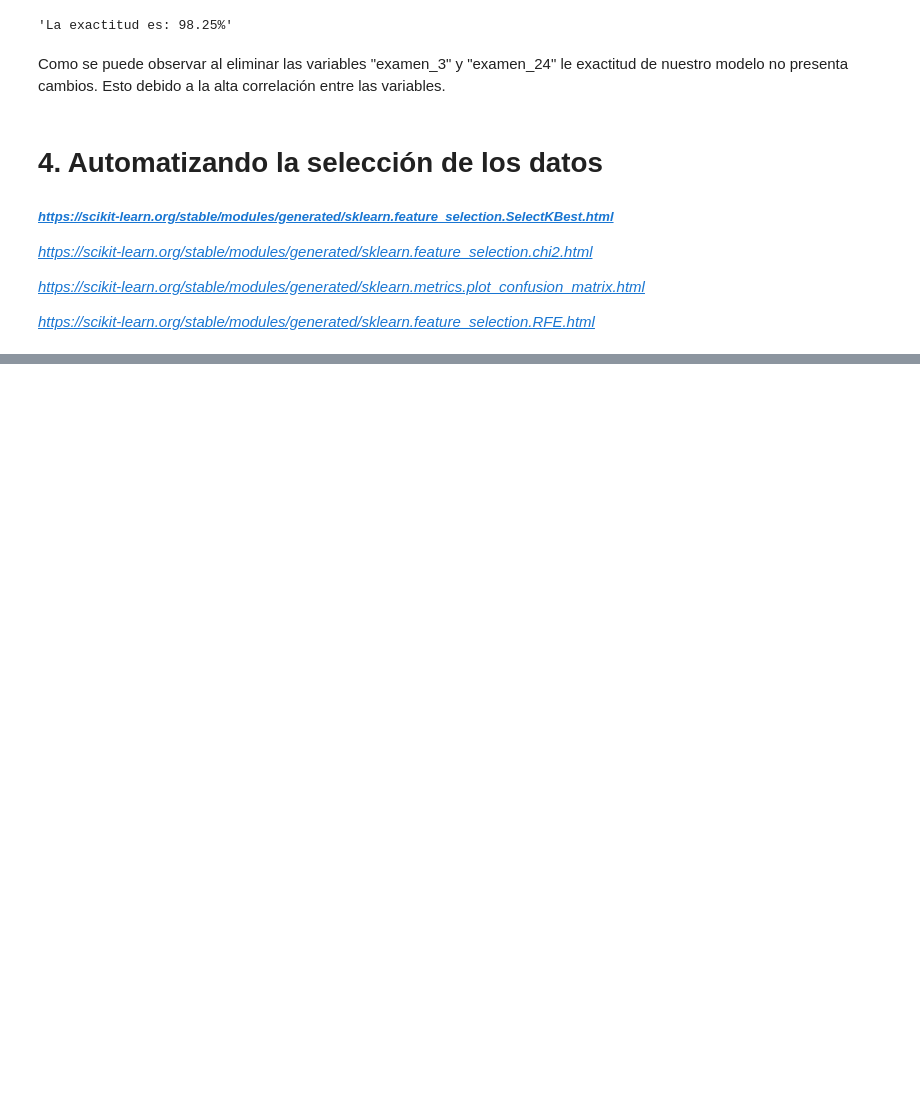
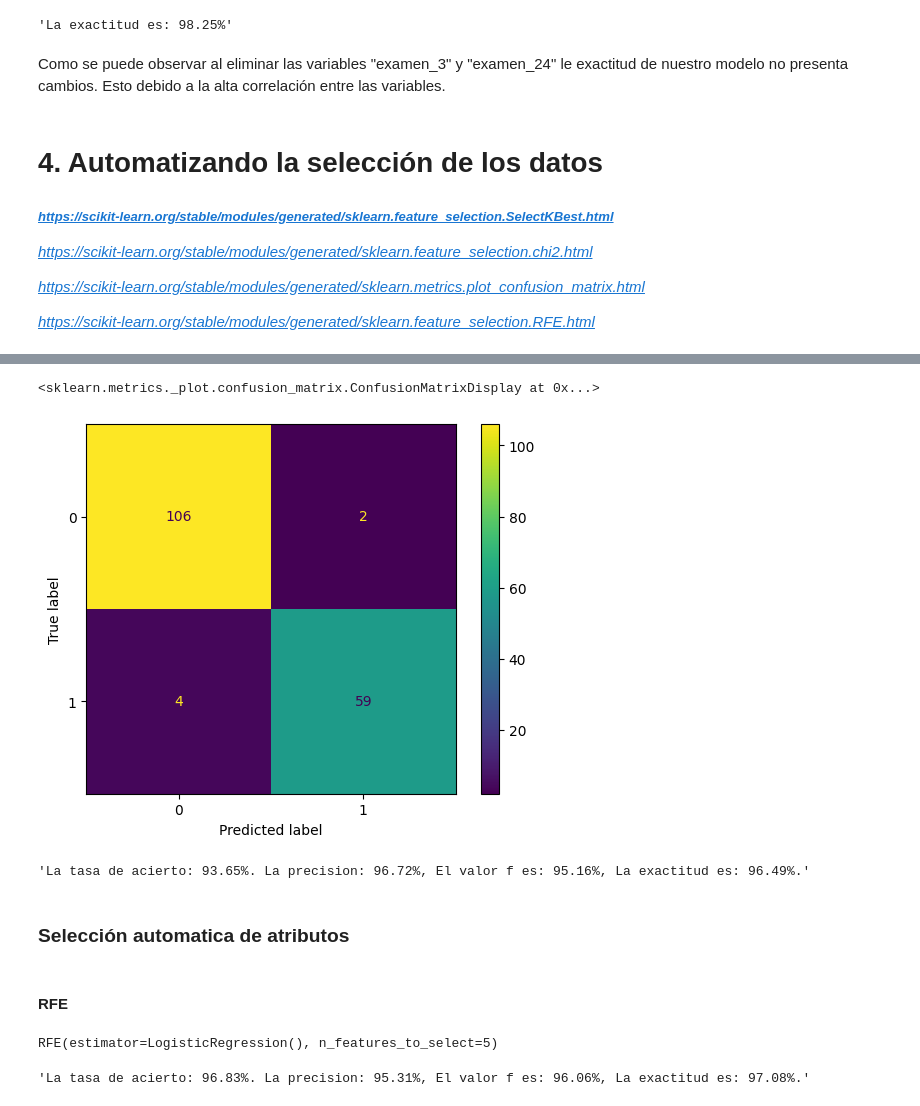
Before and after one commit to RicardoDuranS/Deteccion_tumores, a Jupyter notebook: dimensionality_reduction.ipynb, the cells around one changed output, grey strips where cells are left out. Drawn from its saved outputs; the diff is of its cells as text; code cells hidden in the pictures; blank space fills up the shorter version.

```diff
--- a/dimensionality_reduction.ipynb
+++ b/dimensionality_reduction.ipynb
@@ -332,0 +351,43 @@ print(f'La exactitud utilizando selectkbest es: {round(logistic.score(kbest_test
+# %%
+from sklearn.metrics import ConfusionMatrixDisplay
+
+ConfusionMatrixDisplay.from_estimator(logistic, kbest_test, y_test, values_format='d')
+# %% [output]
+<sklearn.metrics._plot.confusion_matrix.ConfusionMatrixDisplay at 0x...>
+[figure, added]
+# %%
+from sklearn.metrics import precision_score, recall_score, f1_score, accuracy_score
+
+def seleccion(train, test):
+    model = logistic.fit(train, y_train)
+    a = f'La tasa de acierto: {round(recall_score(y_test, model.predict(test))*100,2)}%'
+    b = f'La precision: {round(precision_score(y_test, model.predict(test))*100,2)}%'
+    c = f'El valor f es: {round(f1_score(y_test, model.predict(test))*100,2)}%'
+    d = f'La exactitud es: {round(accuracy_score(y_test, model.predict(test))*100,2)}%'
+    return f'{a}. {b}, {c}, {d}.'
+
+seleccion(kbest_train, kbest_test)
+# %% [output]
+'La tasa de acierto: 93.65%. La precision: 96.72%, El valor f es: 95.16%, La exactitud es: 96.49%.'
+# %% [markdown]
+### Selección automatica de atributos
+# %% [markdown]
+#### RFE
+# %%
+from sklearn.feature_selection import RFE
+
+X_train, X_test, y_train, y_test = train_test_split(X3, y, test_size=0.3, random_state=42)
+
+logistic = LogisticRegression()
+logistic.fit(X_train, y_train)
+rfe = RFE(estimator = logistic, n_features_to_select=5, step = 1)
+rfe.fit(X_train, y_train)
+# %% [output]
+RFE(estimator=LogisticRegression(), n_features_to_select=5)
+# %%
+rfe_train = rfe.transform(X_train)
+rfe_test = rfe.transform(X_test)
+
+seleccion(rfe_train, rfe_test)
+# %% [output]
+'La tasa de acierto: 96.83%. La precision: 95.31%, El valor f es: 96.06%, La exactitud es: 97.08%.'
```
Also changed, not shown: parts of 27 cells of this notebook.
